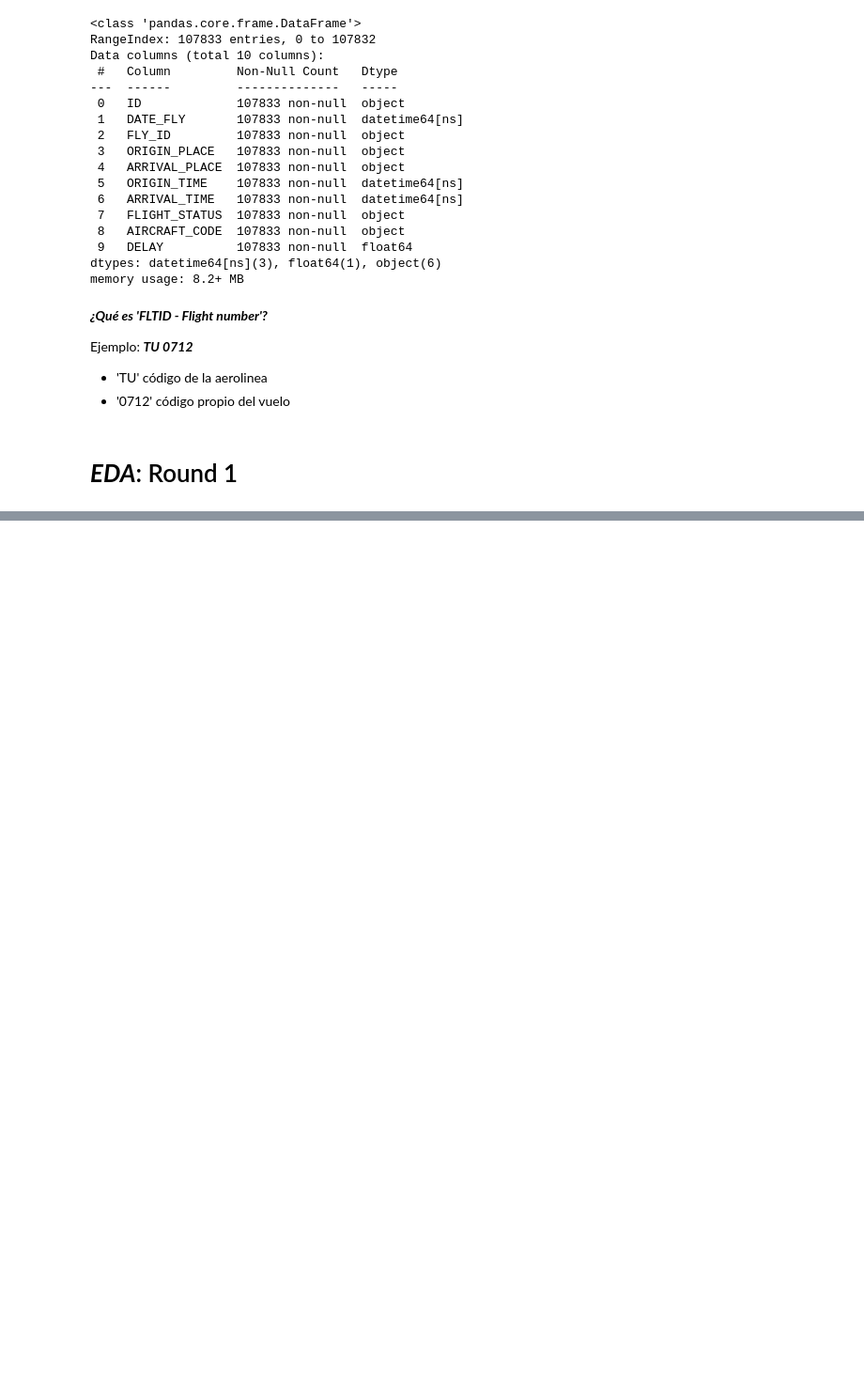
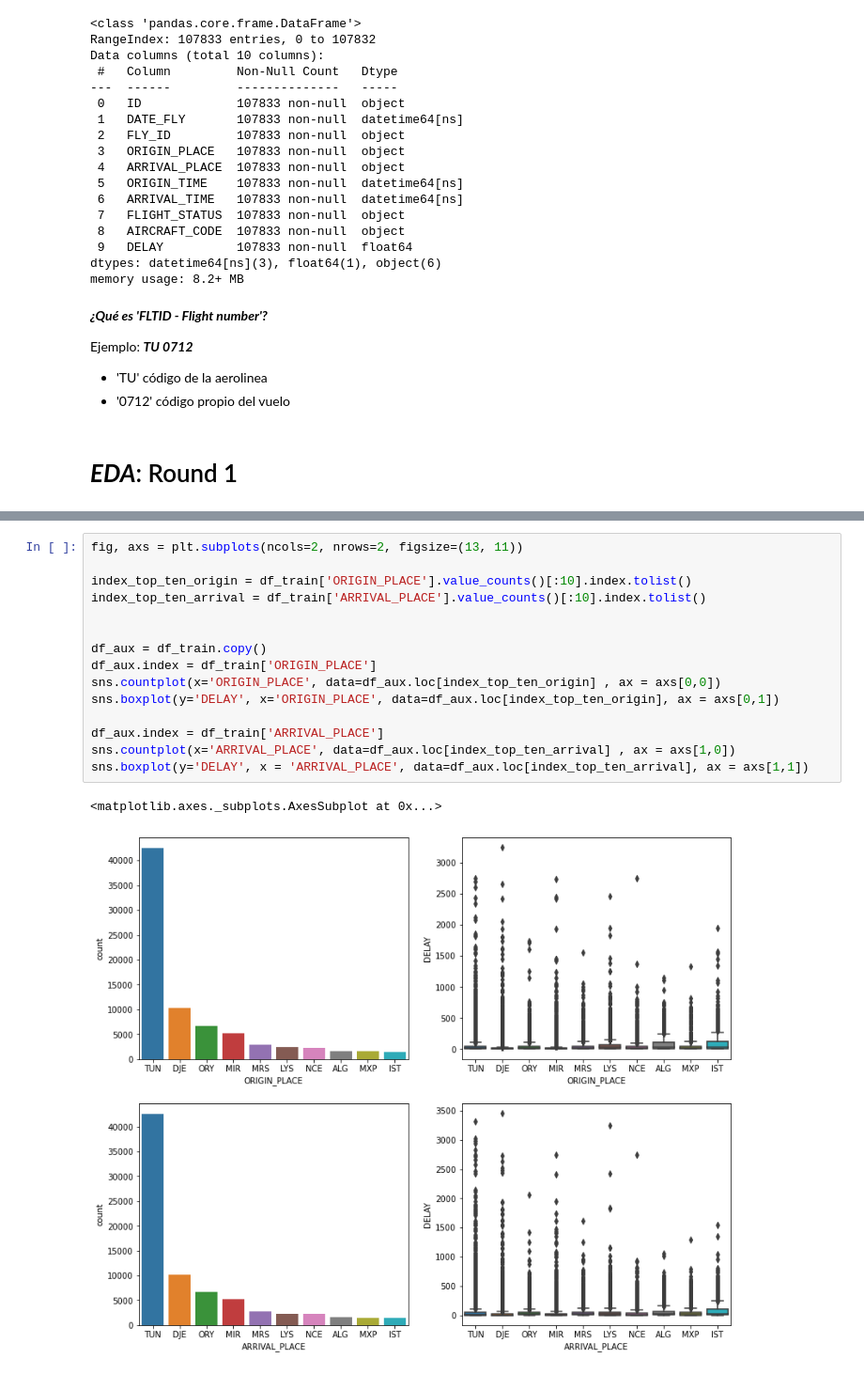
Before and after one commit to IgnacioNicolasAlvarez/Competicion-vuelos-datasource.ai, a Jupyter notebook: Vuelos.ipynb, the cells around one changed output, grey strips where cells are left out. Shown: that part at 94% size. Drawn from its saved outputs; the diff is of its cells as text; blank space fills up the shorter version.

```diff
--- a/Vuelos.ipynb
+++ b/Vuelos.ipynb
@@ -201,0 +213,18 @@ sns.countplot(x='FLIGHT_STATUS',  data=df_train)
+# %%
+fig, axs = plt.subplots(ncols=2, nrows=2, figsize=(13, 11))
+
+index_top_ten_origin = df_train['ORIGIN_PLACE'].value_counts()[:10].index.tolist()
+index_top_ten_arrival = df_train['ARRIVAL_PLACE'].value_counts()[:10].index.tolist()
+
+
+df_aux = df_train.copy()
+df_aux.index = df_train['ORIGIN_PLACE']
+sns.countplot(x='ORIGIN_PLACE', data=df_aux.loc[index_top_ten_origin] , ax = axs[0,0])
+sns.boxplot(y='DELAY', x='ORIGIN_PLACE', data=df_aux.loc[index_top_ten_origin], ax = axs[0,1])
+
+df_aux.index = df_train['ARRIVAL_PLACE']
+sns.countplot(x='ARRIVAL_PLACE', data=df_aux.loc[index_top_ten_arrival] , ax = axs[1,0])
+sns.boxplot(y='DELAY', x = 'ARRIVAL_PLACE', data=df_aux.loc[index_top_ten_arrival], ax = axs[1,1])
+# %% [output]
+<matplotlib.axes._subplots.AxesSubplot at 0x...>
+[figure, added]
```
Also changed, not shown: parts of 4 cells of this notebook.
